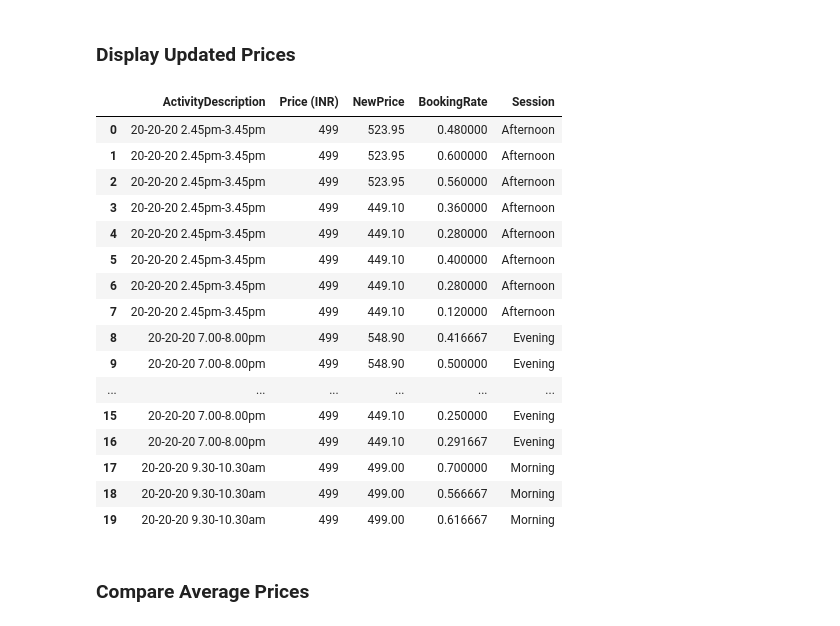
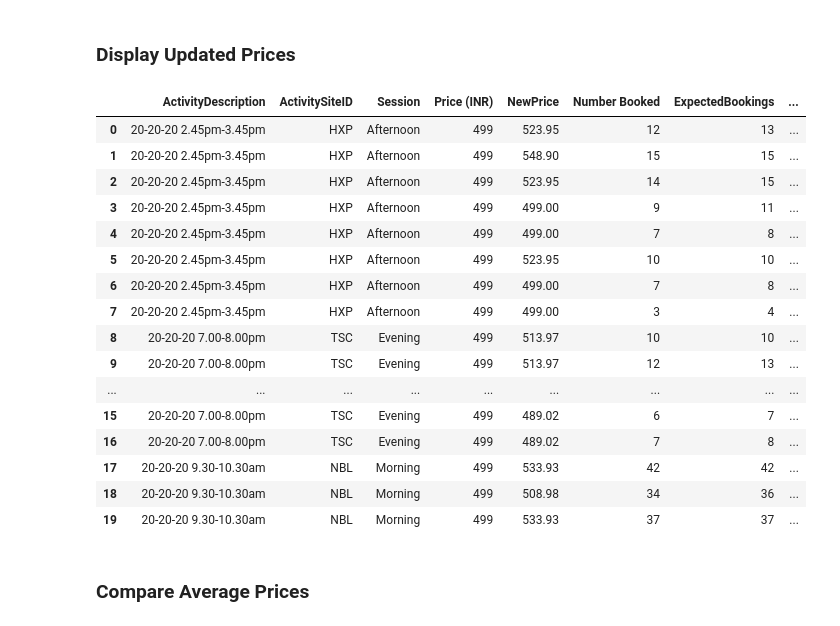
Before and after one commit to yogeshwartribhuvan2972-max/Dynamic-Pricing-Strategies-for-Fitness-Classes, a Jupyter notebook: Dynamic Pricing Algorithm.ipynb, the cells around one changed output. Drawn from its saved outputs; the diff is of its cells as text; code cells hidden in the pictures.

```diff
--- a/Dynamic Pricing Algorithm.ipynb
+++ b/Dynamic Pricing Algorithm.ipynb
@@ -76,3 +109,9 @@ dtypes: bool(1), datetime64[us](2), float64(2), int32(1), int64(3), str(4)
 memory usage: 424.6 KB
 # %% [markdown]
 ### Apply Dynamic Pricing Rules
+# %%
+location_demand = (
+    fitness_data
+    .groupby("ActivitySiteID")["Number Booked"]
+    .sum()
+)
@@ -99,3 +219,18 @@ fitness_data["NewPrice"] = fitness_data.apply(dynamic_price, axis=1)
+# %%
+fitness_data["CurrentRevenue"] = (
+    fitness_data["Price (INR)"] *
+    fitness_data["Number Booked"]
+)
+
+fitness_data["ExpectedRevenue"] = (
+    fitness_data["NewPrice"] *
+    fitness_data["ExpectedBookings"]
+)
+
+fitness_data["RevenueGain"] = (
+    fitness_data["ExpectedRevenue"] -
+    fitness_data["CurrentRevenue"]
+)
 # %% [markdown]
 ### Calculate Price Increase
 # %%
@@ -106,31 +241,38 @@ fitness_data["PriceIncrease"] = (
 # %% [markdown]
 ### Display Updated Prices
 # %%
-fitness_data[[
-    "ActivityDescription",
-    "Price (INR)",
-    "NewPrice",
-    "BookingRate",
-    "Session"
-]].head(20)
+fitness_data[
+[
+"ActivityDescription",
+"ActivitySiteID",
+"Session",
+"Price (INR)",
+"NewPrice",
+"Number Booked",
+"ExpectedBookings",
+"CurrentRevenue",
+"ExpectedRevenue",
+"RevenueGain"
+]
+].head(20)
 # %% [output]
-|  | ActivityDescription | Price (INR) | NewPrice | BookingRate | Session |
-| 0 | 20-20-20 2.45pm-3.45pm | 499 | 523.95 | 0.480000 | Afternoon |
-| 1 | 20-20-20 2.45pm-3.45pm | 499 | 523.95 | 0.600000 | Afternoon |
-| 2 | 20-20-20 2.45pm-3.45pm | 499 | 523.95 | 0.560000 | Afternoon |
-| 3 | 20-20-20 2.45pm-3.45pm | 499 | 449.10 | 0.360000 | Afternoon |
-| 4 | 20-20-20 2.45pm-3.45pm | 499 | 449.10 | 0.280000 | Afternoon |
-| 5 | 20-20-20 2.45pm-3.45pm | 499 | 449.10 | 0.400000 | Afternoon |
-| 6 | 20-20-20 2.45pm-3.45pm | 499 | 449.10 | 0.280000 | Afternoon |
-| 7 | 20-20-20 2.45pm-3.45pm | 499 | 449.10 | 0.120000 | Afternoon |
-| 8 | 20-20-20 7.00-8.00pm | 499 | 548.90 | 0.416667 | Evening |
-| 9 | 20-20-20 7.00-8.00pm | 499 | 548.90 | 0.500000 | Evening |
-| ... | ... | ... | ... | ... | ... |
-| 15 | 20-20-20 7.00-8.00pm | 499 | 449.10 | 0.250000 | Evening |
-| 16 | 20-20-20 7.00-8.00pm | 499 | 449.10 | 0.291667 | Evening |
-| 17 | 20-20-20 9.30-10.30am | 499 | 499.00 | 0.700000 | Morning |
-| 18 | 20-20-20 9.30-10.30am | 499 | 499.00 | 0.566667 | Morning |
-| 19 | 20-20-20 9.30-10.30am | 499 | 499.00 | 0.616667 | Morning |
+|  | ActivityDescription | ActivitySiteID | Session | Price (INR) | NewPrice | Number Booked | ExpectedBookings | ... |
+| 0 | 20-20-20 2.45pm-3.45pm | HXP | Afternoon | 499 | 523.95 | 12 | 13 | ... |
+| 1 | 20-20-20 2.45pm-3.45pm | HXP | Afternoon | 499 | 548.90 | 15 | 15 | ... |
+| 2 | 20-20-20 2.45pm-3.45pm | HXP | Afternoon | 499 | 523.95 | 14 | 15 | ... |
+| 3 | 20-20-20 2.45pm-3.45pm | HXP | Afternoon | 499 | 499.00 | 9 | 11 | ... |
+| 4 | 20-20-20 2.45pm-3.45pm | HXP | Afternoon | 499 | 499.00 | 7 | 8 | ... |
+| 5 | 20-20-20 2.45pm-3.45pm | HXP | Afternoon | 499 | 523.95 | 10 | 10 | ... |
+| 6 | 20-20-20 2.45pm-3.45pm | HXP | Afternoon | 499 | 499.00 | 7 | 8 | ... |
+| 7 | 20-20-20 2.45pm-3.45pm | HXP | Afternoon | 499 | 499.00 | 3 | 4 | ... |
+| 8 | 20-20-20 7.00-8.00pm | TSC | Evening | 499 | 513.97 | 10 | 10 | ... |
+| 9 | 20-20-20 7.00-8.00pm | TSC | Evening | 499 | 513.97 | 12 | 13 | ... |
+| ... | ... | ... | ... | ... | ... | ... | ... | ... |
+| 15 | 20-20-20 7.00-8.00pm | TSC | Evening | 499 | 489.02 | 6 | 7 | ... |
+| 16 | 20-20-20 7.00-8.00pm | TSC | Evening | 499 | 489.02 | 7 | 8 | ... |
+| 17 | 20-20-20 9.30-10.30am | NBL | Morning | 499 | 533.93 | 42 | 42 | ... |
+| 18 | 20-20-20 9.30-10.30am | NBL | Morning | 499 | 508.98 | 34 | 36 | ... |
+| 19 | 20-20-20 9.30-10.30am | NBL | Morning | 499 | 533.93 | 37 | 37 | ... |
 # %% [markdown]
 ### Compare Average Prices
 # %%
```
Also changed, not shown: parts of 10 cells of this notebook, 7 other files.
